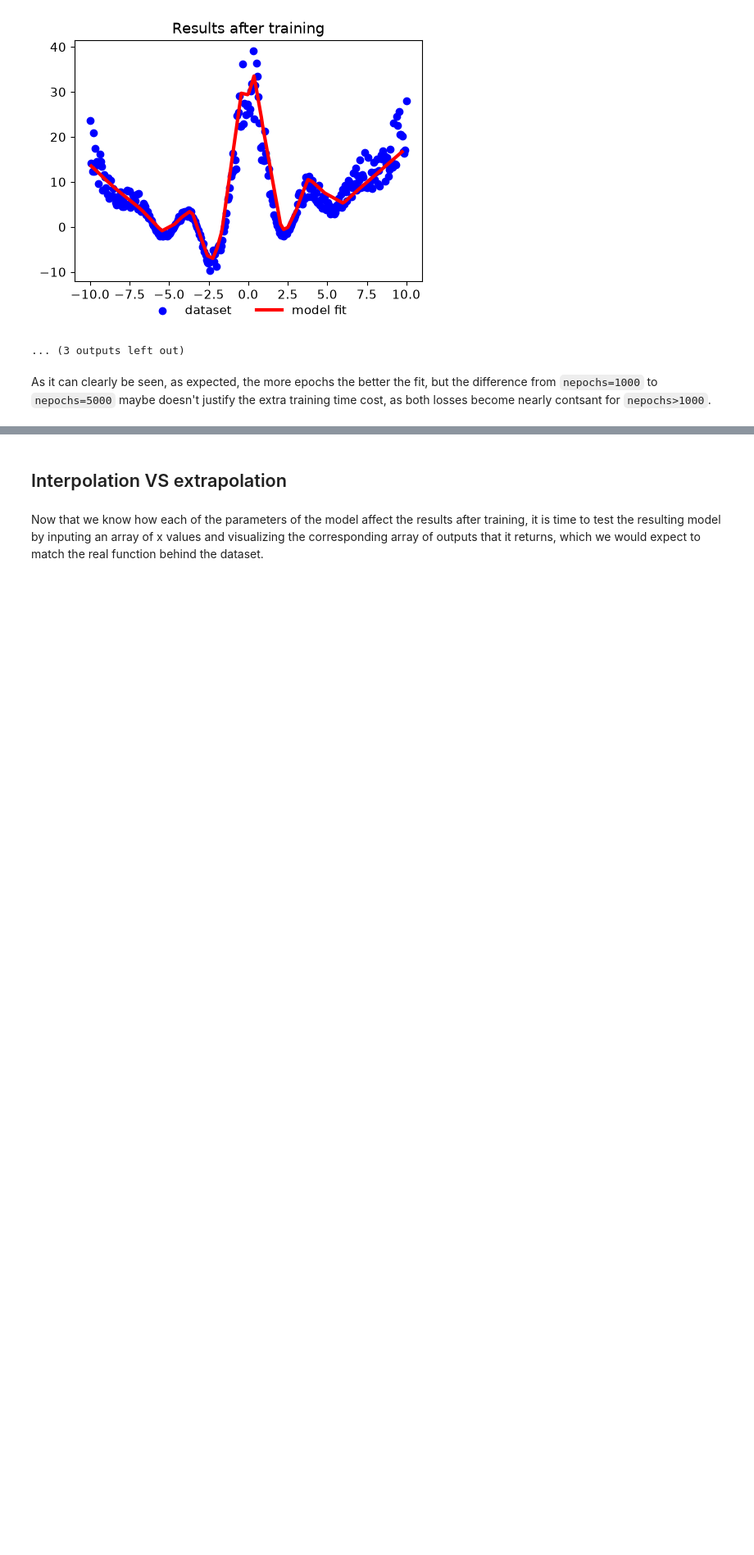
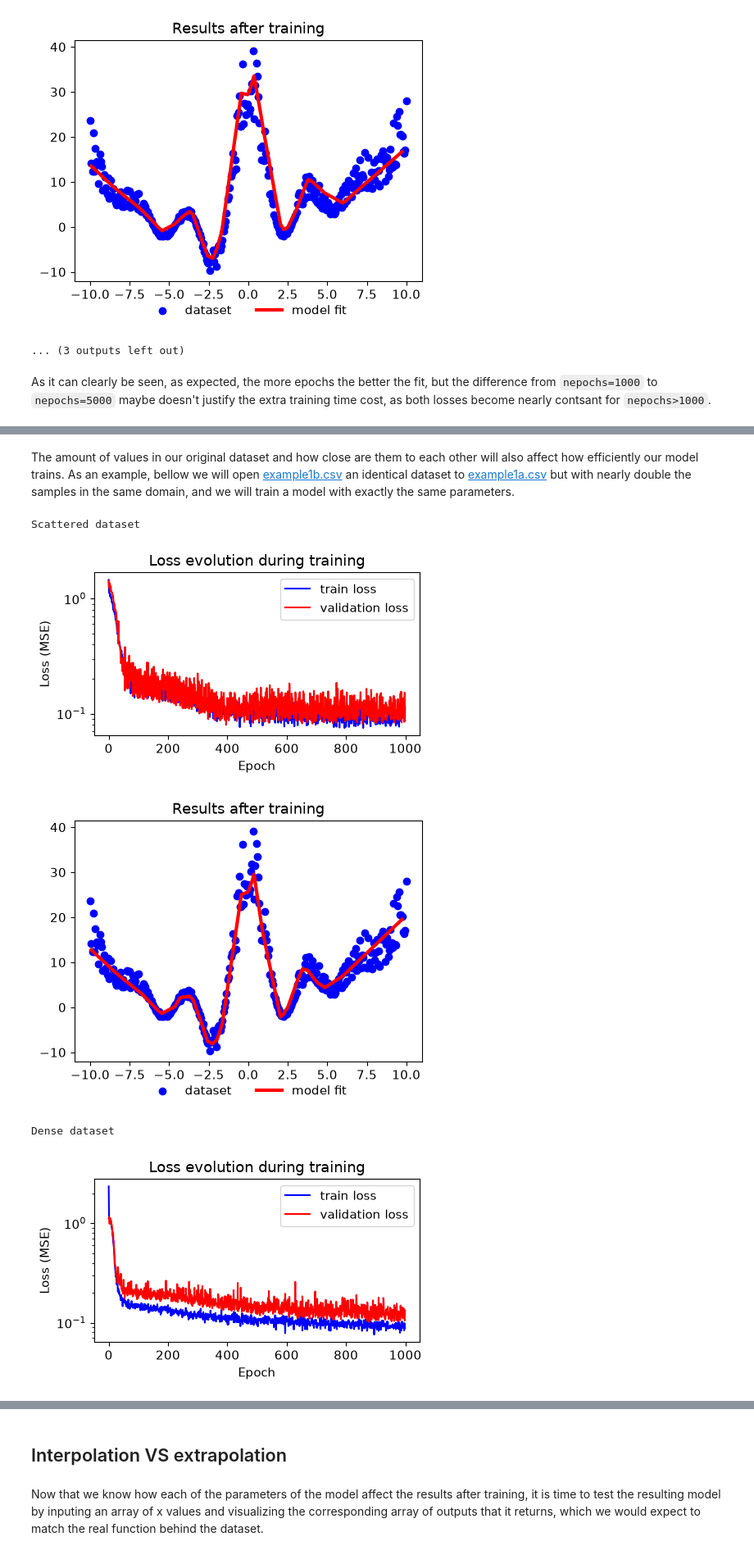
Before and after one commit to Arnau-V-B/NN-function-interpolator, a Jupyter notebook: notebooks/model_tuning_deep-dive.ipynb, the cells around one changed output, grey strips where cells are left out. Shown at 82% size. Cells and saved outputs as stored; diff of their text form; code cells hidden in the pictures; blank space fills up the shorter version.

Commit message:
Added an analysis of dataset density

```diff
--- a/notebooks/model_tuning_deep-dive.ipynb
+++ b/notebooks/model_tuning_deep-dive.ipynb
@@ -127,0 +130,16 @@ As it can clearly be seen, as expected, the more epochs the better the fit, but
+# %% [markdown]
+The amount of values in our original dataset and how close are them to each other will also affect how efficiently our model trains. As an example, bellow we will open [example1b.csv](../examples/example1b.csv) an identical dataset to [example1a.csv](../examples/example1a.csv) but with nearly double the samples in the same domain, and we will train a model with exactly the same parameters.
+# %%
+dls_dense = Loader(trn_perc=0.8, batch_sz=50).from_csv('../examples/example1b.csv', x_cols=0, y_cols=1)
+
+model = NNInterpolator(nlay=4, lay_sz=64)
+print('Scattered dataset')
+history = model.fit(dls, lr=0.1, nepochs=1000, plot=True)
+print('Dense dataset')
+history_dense = model.fit(dls_dense, lr=0.1, nepochs=1000, plot=True)
+# %% [output]
+Scattered dataset
+[figure, added]
+[figure, added]
+Dense dataset
+[figure, added]
```
Also changed, not shown: parts of 3 cells of this notebook.
